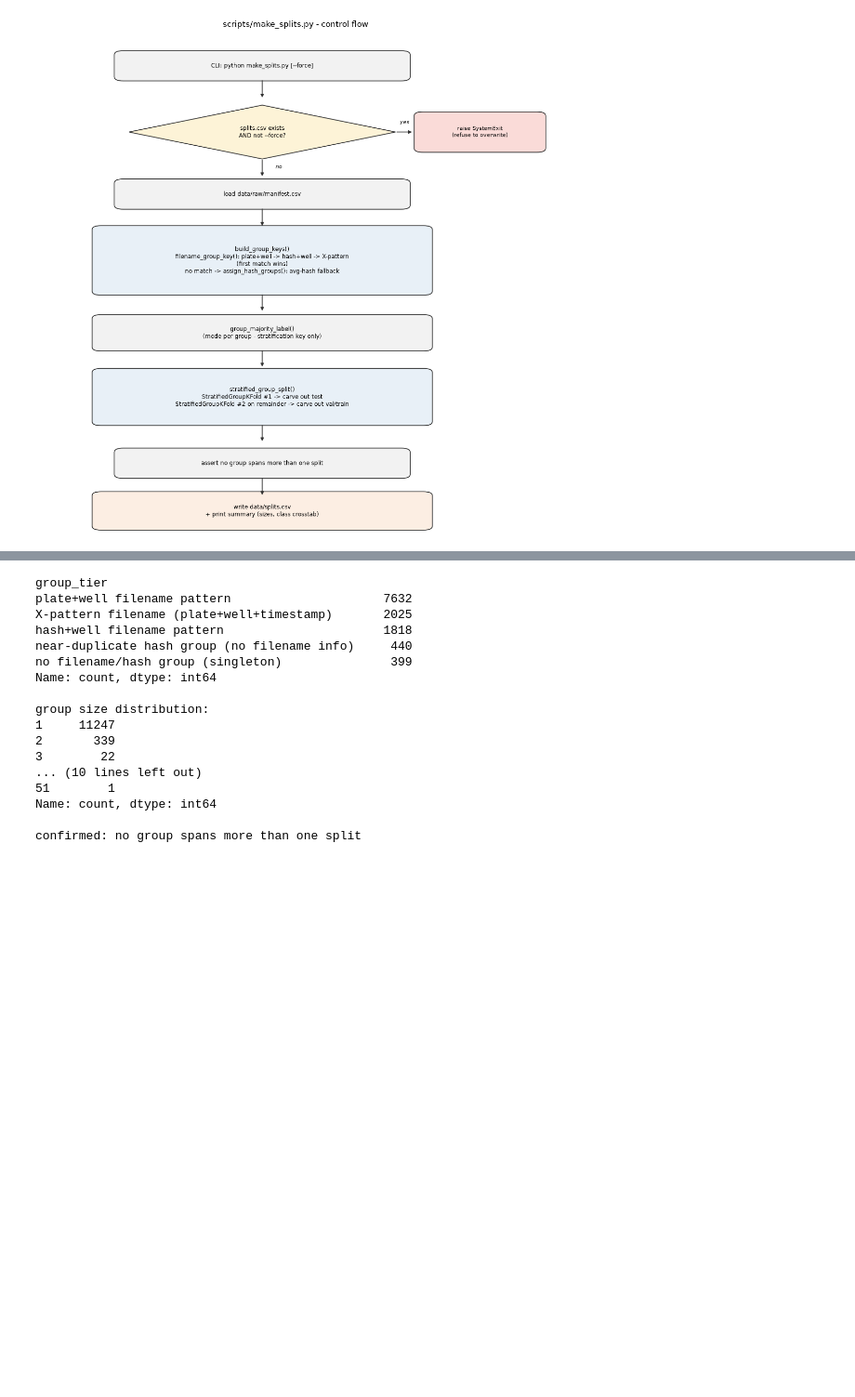
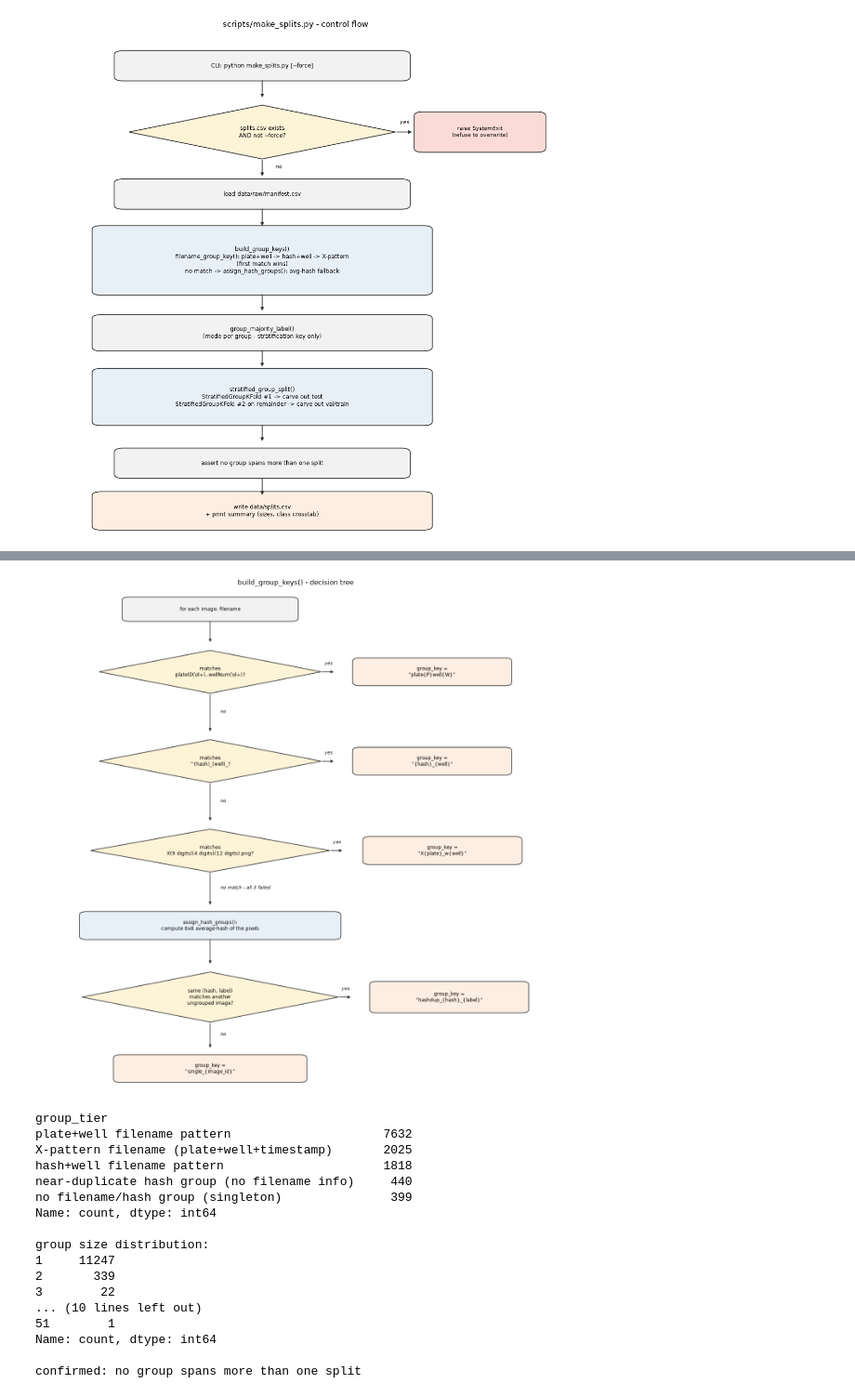
Before and after one commit to chamikaKity/Automated-Triage-of-Protein-Crystallisation-Images, a Jupyter notebook: notebooks/01_eda.ipynb, the cells around one changed output, grey strips where cells are left out. Shown at 93% size. Drawn from its saved outputs; the diff is of its cells as text; code cells hidden in the pictures; blank space fills up the shorter version.

```diff
--- a/notebooks/01_eda.ipynb
+++ b/notebooks/01_eda.ipynb
@@ -387,3 +394,54 @@ plt.show()
+# %%
+fig, ax = plt.subplots(figsize=(13, 13))
+ax.set_xlim(0, 15)
+ax.set_ylim(0, 28)
+ax.axis("off")
+ax.set_title("build_group_keys() - decision tree", fontsize=12, pad=12)
+
+flow_box(ax, 5, 27, 5, 1.2, "for each image: filename")
+flow_arrow(ax, (5, 26.4), (5, 25.1))
+
+# --- filename_group_key(): 3 pattern checks, first match wins ---
+flow_diamond(ax, 5, 23.5, 6.5, 2.4, "matches\nplateID(\\d+)..wellNum(\\d+)?")
+flow_arrow(ax, (8.25, 23.5), (8.65, 23.5))
+ax.text(8.35, 23.9, "yes", fontsize=8, style="italic")
+flow_box(ax, 11.5, 23.5, 4.5, 1.4, 'group_key =\n"plate{P}well{W}"', facecolor="#FCEEE3", fontsize=8.5)
+flow_arrow(ax, (5, 22.3), (5, 20.1))
+ax.text(5.3, 21.2, "no", fontsize=8, style="italic")
+
+flow_diamond(ax, 5, 18.5, 6.5, 2.4, 'matches\n^(hash)_(well)_?')
+flow_arrow(ax, (8.25, 18.5), (8.65, 18.5))
+ax.text(8.35, 18.9, "yes", fontsize=8, style="italic")
+flow_box(ax, 11.5, 18.5, 4.5, 1.4, 'group_key =\n"{hash}_{well}"', facecolor="#FCEEE3", fontsize=8.5)
+flow_arrow(ax, (5, 17.3), (5, 15.1))
+ax.text(5.3, 16.2, "no", fontsize=8, style="italic")
+
+flow_diamond(ax, 5, 13.5, 7.0, 2.4, "matches\nX(9 digits)(4 digits)(12 digits).png?")
+flow_arrow(ax, (8.5, 13.5), (8.9, 13.5))
+ax.text(8.6, 13.9, "yes", fontsize=8, style="italic")
+flow_box(ax, 11.8, 13.5, 4.5, 1.4, 'group_key =\n"X{plate}_w{well}"', facecolor="#FCEEE3", fontsize=8.5)
+flow_arrow(ax, (5, 12.3), (5, 10.4))
+ax.text(5.3, 11.35, "no match - all 3 failed", fontsize=8, style="italic")
+
+# --- assign_hash_groups() fallback ---
+flow_box(ax, 5, 9.3, 7.5, 1.4, "assign_hash_groups():\ncompute 8x8 average-hash of the pixels",
+         facecolor="#E8F0F7")
+flow_arrow(ax, (5, 8.6), (5, 7.1))
+
+flow_diamond(ax, 5, 5.3, 7.5, 2.8, "same (hash, label)\nmatches another\nungrouped image?")
+flow_arrow(ax, (8.75, 5.3), (9.15, 5.3))
+ax.text(8.85, 5.7, "yes", fontsize=8, style="italic")
+flow_box(ax, 12.0, 5.3, 4.5, 1.6, 'group_key =\n"hashdup_{hash}_{label}"', facecolor="#FCEEE3", fontsize=8.5)
+
+flow_arrow(ax, (5, 3.9), (5, 2.4))
+ax.text(5.3, 3.15, "no", fontsize=8, style="italic")
+flow_box(ax, 5, 1.3, 5.5, 1.4, 'group_key =\n"single_{image_id}"', facecolor="#FCEEE3", fontsize=8.5)
+
+plt.tight_layout()
+fig.savefig(FIGURES_DIR / "q1_build_group_keys_decision_tree.png", dpi=150, bbox_inches="tight")
+plt.show()
+# %% [output]
+[figure, added]
 # %%
 def group_tier(key: str) -> str:
     if key.startswith("single_"):
```
Also changed, not shown: parts of 1 cell of this notebook, 1 other file.
